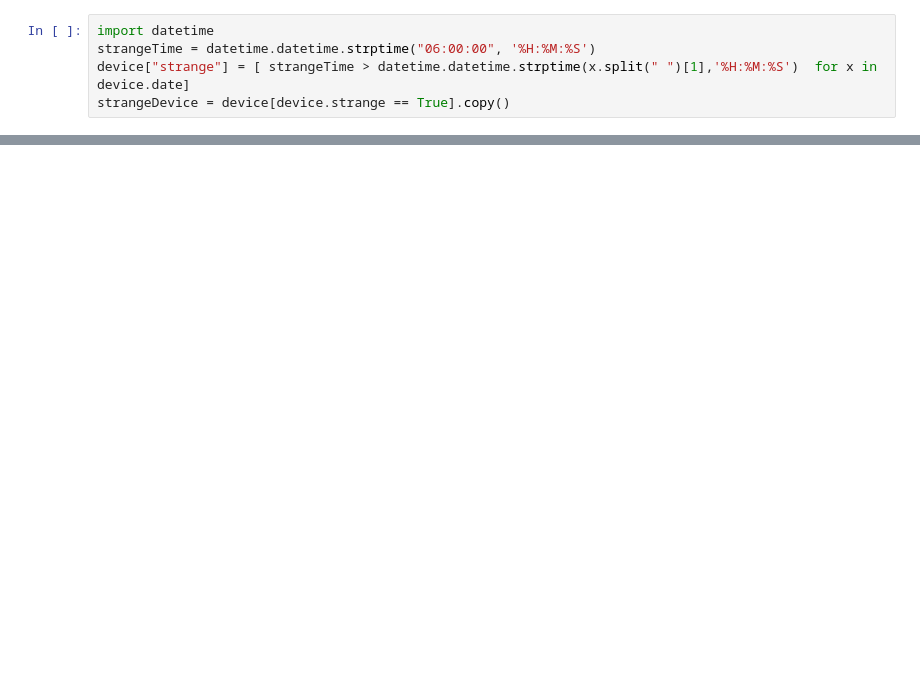
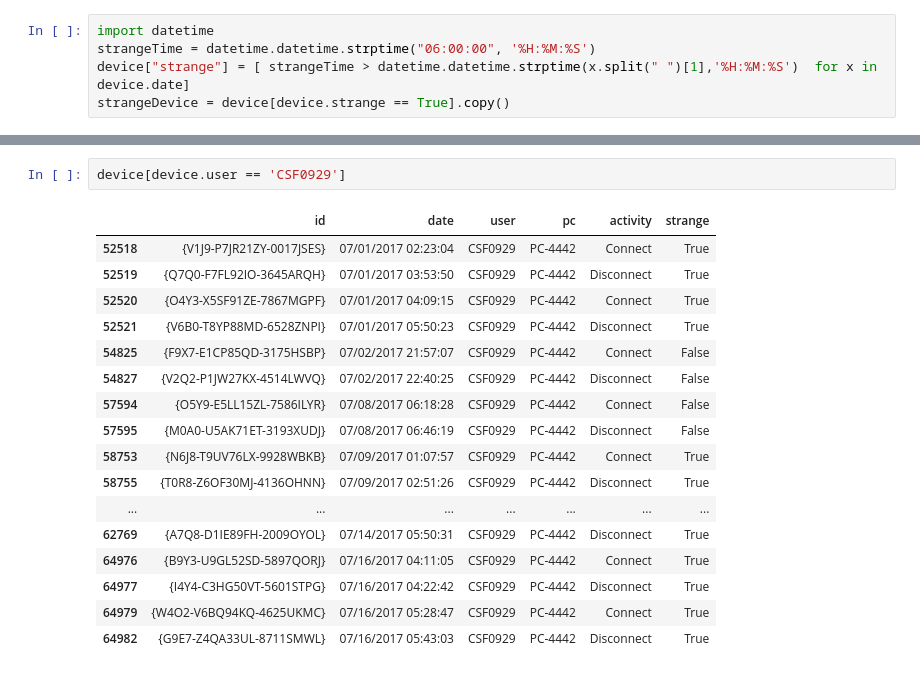
Before and after one commit to Brett15/dataViz, a Jupyter notebook: Kalyan_Notes.ipynb, the cells around one changed output, grey strips where cells are left out. Cells and saved outputs as stored; diff of their text form; blank space fills up the shorter version.

```diff
--- a/Kalyan_Notes.ipynb
+++ b/Kalyan_Notes.ipynb
@@ -114,0 +245,20 @@ sorted_x
+# %%
+device[device.user == 'CSF0929']
+# %% [output]
+|  | id | date | user | pc | activity | strange |
+| 52518 | {V1J9-P7JR21ZY-0017JSES} | 07/01/2017 02:23:04 | CSF0929 | PC-4442 | Connect | True |
+| 52519 | {Q7Q0-F7FL92IO-3645ARQH} | 07/01/2017 03:53:50 | CSF0929 | PC-4442 | Disconnect | True |
+| 52520 | {O4Y3-X5SF91ZE-7867MGPF} | 07/01/2017 04:09:15 | CSF0929 | PC-4442 | Connect | True |
+| 52521 | {V6B0-T8YP88MD-6528ZNPI} | 07/01/2017 05:50:23 | CSF0929 | PC-4442 | Disconnect | True |
+| 54825 | {F9X7-E1CP85QD-3175HSBP} | 07/02/2017 21:57:07 | CSF0929 | PC-4442 | Connect | False |
+| 54827 | {V2Q2-P1JW27KX-4514LWVQ} | 07/02/2017 22:40:25 | CSF0929 | PC-4442 | Disconnect | False |
+| 57594 | {O5Y9-E5LL15ZL-7586ILYR} | 07/08/2017 06:18:28 | CSF0929 | PC-4442 | Connect | False |
+| 57595 | {M0A0-U5AK71ET-3193XUDJ} | 07/08/2017 06:46:19 | CSF0929 | PC-4442 | Disconnect | False |
+| 58753 | {N6J8-T9UV76LX-9928WBKB} | 07/09/2017 01:07:57 | CSF0929 | PC-4442 | Connect | True |
+| 58755 | {T0R8-Z6OF30MJ-4136OHNN} | 07/09/2017 02:51:26 | CSF0929 | PC-4442 | Disconnect | True |
+| ... | ... | ... | ... | ... | ... | ... |
+| 62769 | {A7Q8-D1IE89FH-2009OYOL} | 07/14/2017 05:50:31 | CSF0929 | PC-4442 | Disconnect | True |
+| 64976 | {B9Y3-U9GL52SD-5897QORJ} | 07/16/2017 04:11:05 | CSF0929 | PC-4442 | Connect | True |
+| 64977 | {I4Y4-C3HG50VT-5601STPG} | 07/16/2017 04:22:42 | CSF0929 | PC-4442 | Disconnect | True |
+| 64979 | {W4O2-V6BQ94KQ-4625UKMC} | 07/16/2017 05:28:47 | CSF0929 | PC-4442 | Connect | True |
+| 64982 | {G9E7-Z4QA33UL-8711SMWL} | 07/16/2017 05:43:03 | CSF0929 | PC-4442 | Disconnect | True |
```
Also changed, not shown: parts of 9 cells of this notebook, 1 other file.
